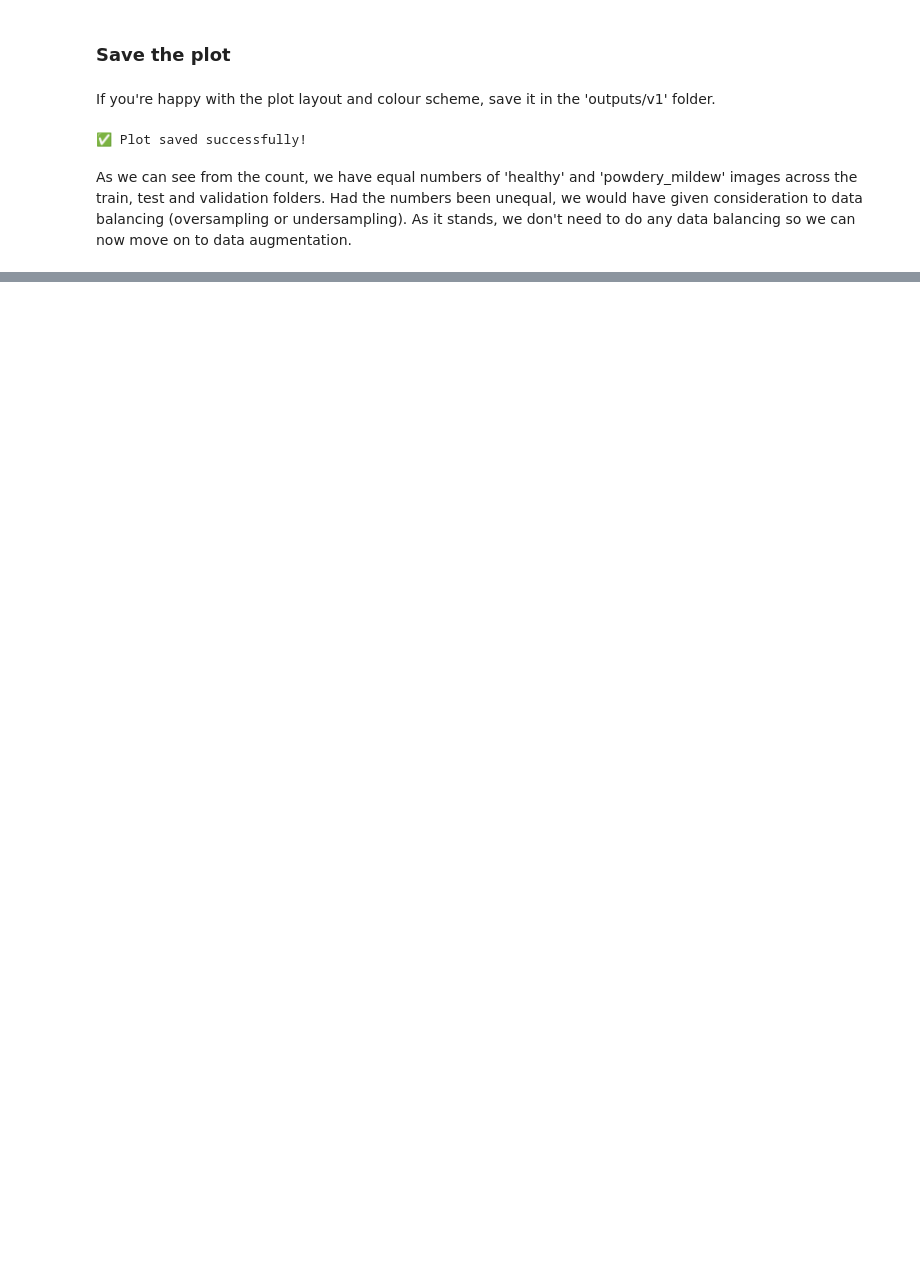
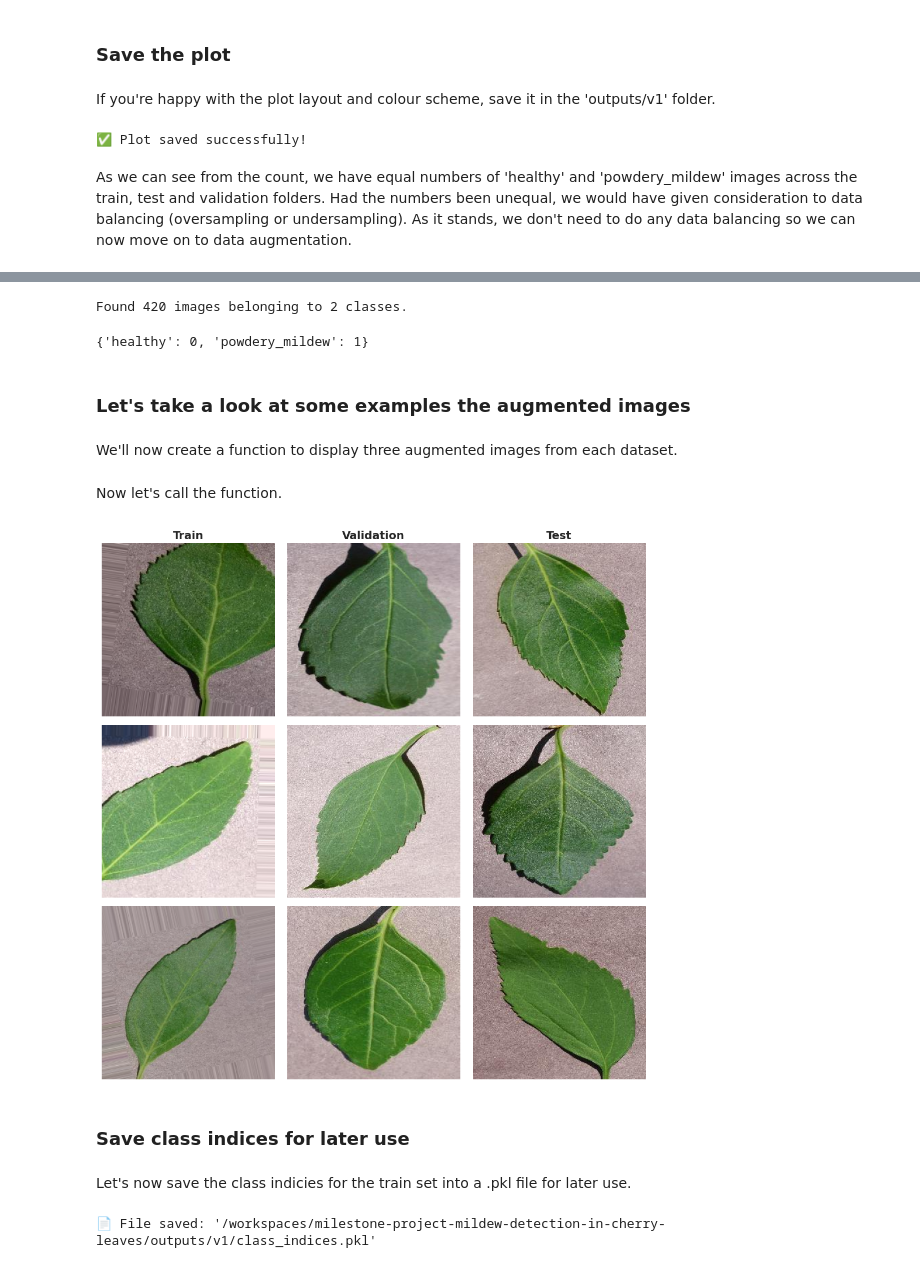
Before and after one commit to Duffew/milestone-project-mildew-detection-in-cherry-leaves, a Jupyter notebook: jupyter_notebooks/03 - Modelling and Evaluation.ipynb, the cells around one changed output, grey strips where cells are left out. Saved outputs shown, nothing was run; the diff lists cells and outputs as text; code cells hidden in the pictures; blank space fills up the shorter version.

Commit message:
feat: add data augmentation to Modelling and Evaluation notebook

```diff
--- a/jupyter_notebooks/03 - Modelling and Evaluation.ipynb
+++ b/jupyter_notebooks/03 - Modelling and Evaluation.ipynb
@@ -264,0 +367,65 @@ As we can see from the count, we have equal numbers of 'healthy' and 'powdery_mi
+# %%
+# Initialize the ImageDataGenerator for the validation set
+validation_set = ImageDataGenerator(rescale=1./255).flow_from_directory(
+    val_path,  # Path to the validation dataset directory
+
+    target_size=image_shape[:2],  # Resizes images to match model input dimensions (height, width)
+
+    color_mode='rgb',  # Loads images in RGB format
+
+    batch_size=batch_size,  # Number of images processed per batch during validation
+
+    class_mode='binary',
+
+    shuffle=False  # Keeps data order unchanged to ensure consistent evaluation during validation
+)
+
+# Print class indices mapping
+validation_set.class_indices  # Displays dictionary mapping class names to numerical labels
+# %% [output]
+Found 420 images belonging to 2 classes.
+{'healthy': 0, 'powdery_mildew': 1}
+# %% [markdown]
+### Let's take a look at some examples the augmented images
+# %% [markdown]
+We'll now create a function to display three augmented images from each dataset.
+# %%
+
+def show_random_augmented_samples(train_set, validation_set, test_set):
+    """Displays three randomly selected augmented images from each dataset (train, validation, test) in a 3x3 plot."""
+
+    fig, axes = plt.subplots(3, 3, figsize=(10, 10))
+    dataset_names = ["Train", "Validation", "Test"]
+    datasets = [train_set, validation_set, test_set]
+
+    for col, (dataset_name, dataset) in enumerate(zip(dataset_names, datasets)):
+        # Generate random indices for batch selection
+        random_indices = np.random.randint(0, dataset.batch_size, 3)
+
+        for row, idx in enumerate(random_indices):  # Select images at random positions in batch
+            img, label = next(dataset)  # Fetch a batch
+            img = img[idx]  # Extract random image from batch
+
+            axes[row, col].imshow(img)
+            axes[row, col].axis("off")  # Hide axis for cleaner view
+            if row == 0:
+                axes[row, col].set_title(dataset_name, fontsize=14, fontweight="bold")
+
+    plt.tight_layout()
+    plt.show()
+# %% [markdown]
+Now let's call the function.
+# %%
+show_random_augmented_samples(train_set, validation_set, test_set)
+# %% [output]
+[figure, added]
+# %% [markdown]
+### Save class indices for later use
+# %% [markdown]
+Let's now save the class indicies for the train set into a .pkl file for later use.
+# %%
+# Save class indices to a file
+joblib.dump(value=train_set.class_indices, filename=f"{file_path}/class_indices.pkl")
+print(f"📄 File saved: '{file_path}/class_indices.pkl'")
+# %% [output]
+📄 File saved: '/workspaces/milestone-project-mildew-detection-in-cherry-leaves/outputs/v1/class_indices.pkl'
```
Also changed, not shown: parts of 18 cells of this notebook, 2 other files.
